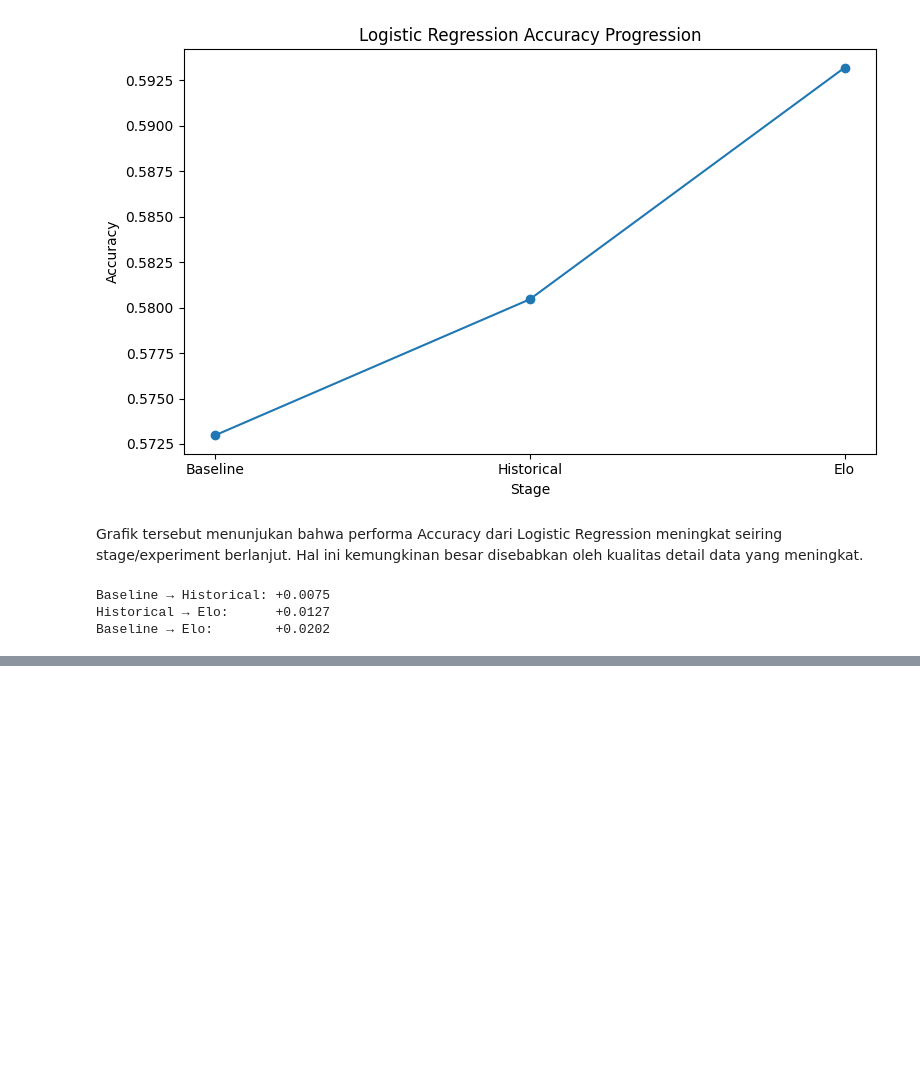
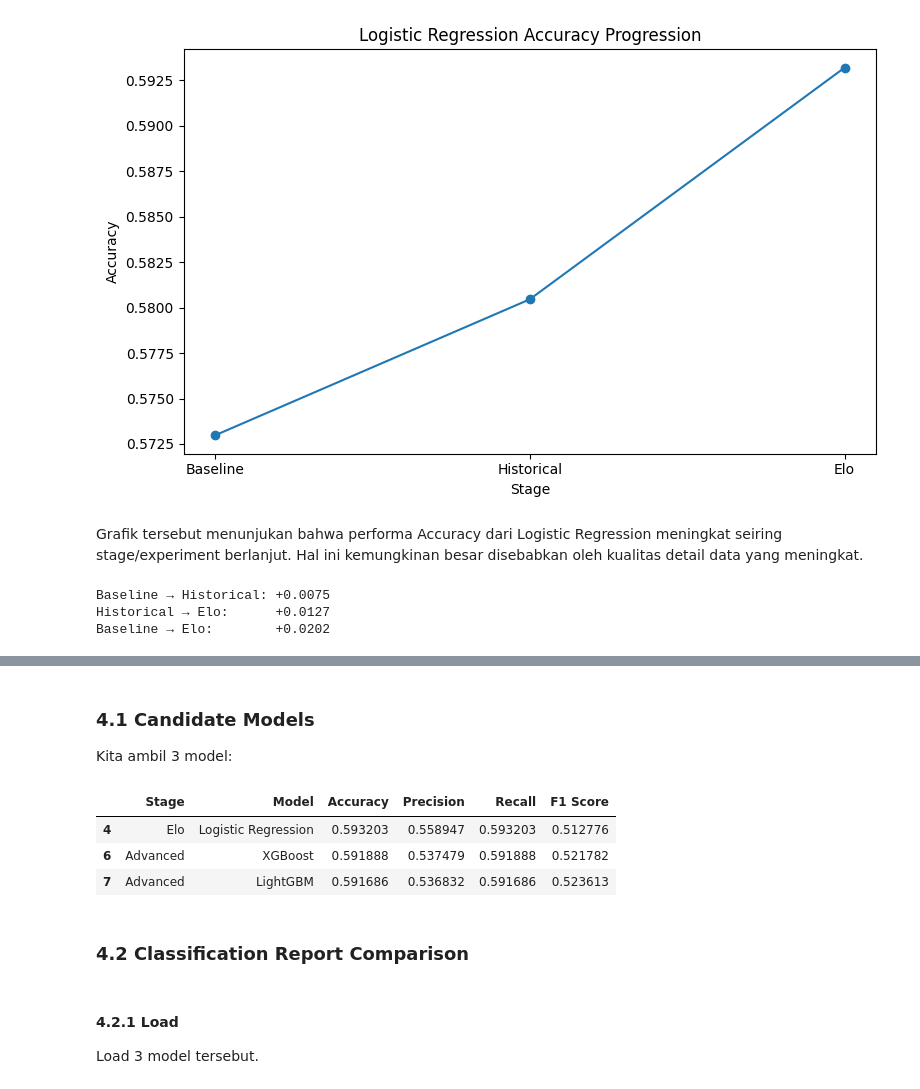
Before and after one commit to RyannPy/international-football-prediction, a Jupyter notebook: notebooks/12_model_selection.ipynb, the cells around one changed output, grey strips where cells are left out. Drawn from its saved outputs; the diff is of its cells as text; code cells hidden in the pictures; blank space fills up the shorter version.

Commit message:
Model Selection: Final

```diff
--- a/notebooks/12_model_selection.ipynb
+++ b/notebooks/12_model_selection.ipynb
@@ -249,0 +258,24 @@ Baseline → Elo:        +0.0202
+# %% [markdown]
+### 4.1 Candidate Models
+Kita ambil 3 model:
+# %%
+candidates = all_metrics[
+    (
+        (all_metrics["Stage"] == "Elo") &
+        (all_metrics["Model"] == "Logistic Regression")
+    )
+    |
+    (all_metrics["Model"].isin(["XGBoost", "LightGBM"]))
+].copy()
+
+candidates
+# %% [output]
+|  | Stage | Model | Accuracy | Precision | Recall | F1 Score |
+| 4 | Elo | Logistic Regression | 0.593203 | 0.558947 | 0.593203 | 0.512776 |
+| 6 | Advanced | XGBoost | 0.591888 | 0.537479 | 0.591888 | 0.521782 |
+| 7 | Advanced | LightGBM | 0.591686 | 0.536832 | 0.591686 | 0.523613 |
+# %% [markdown]
+### 4.2 Classification Report Comparison
+# %% [markdown]
+#### 4.2.1 Load
+Load 3 model tersebut.
```
Also changed, not shown: parts of 15 cells of this notebook, 1 other file.
